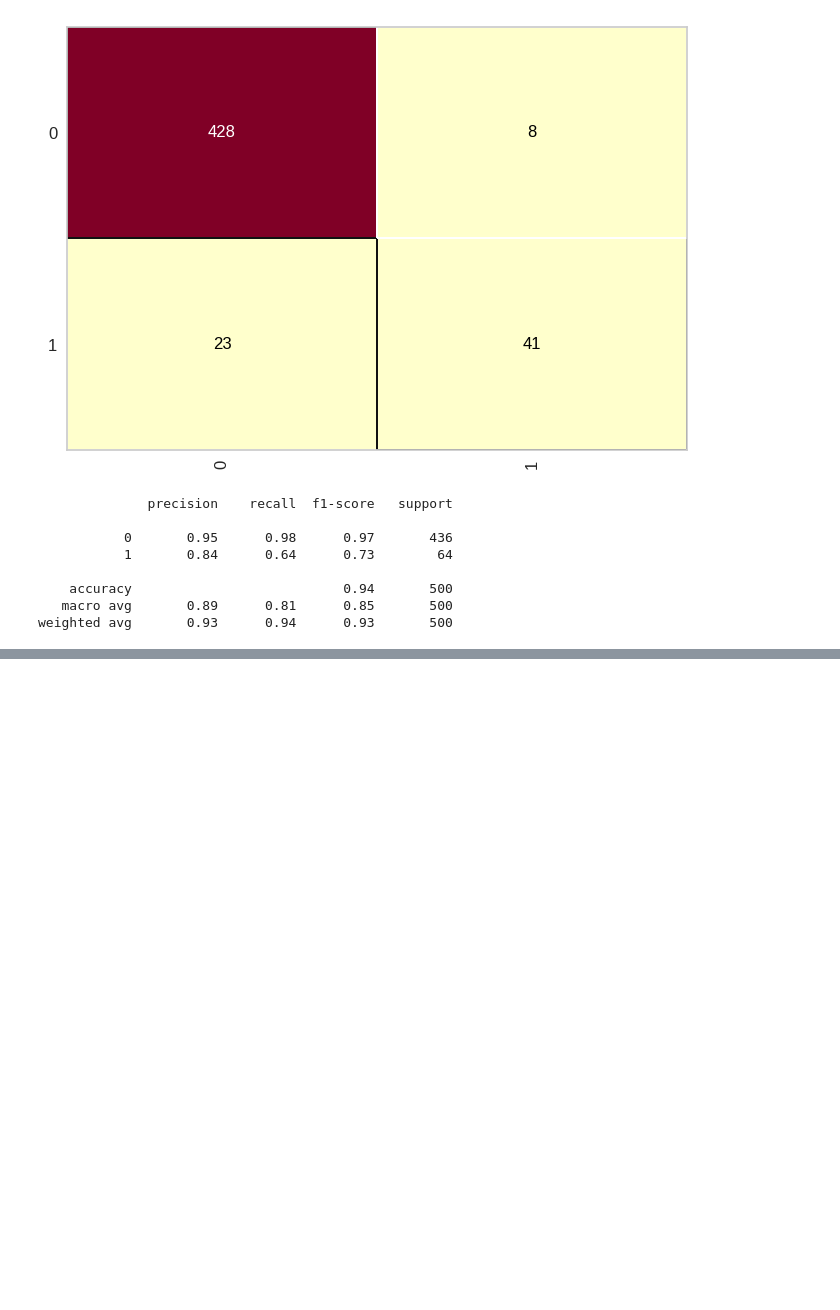
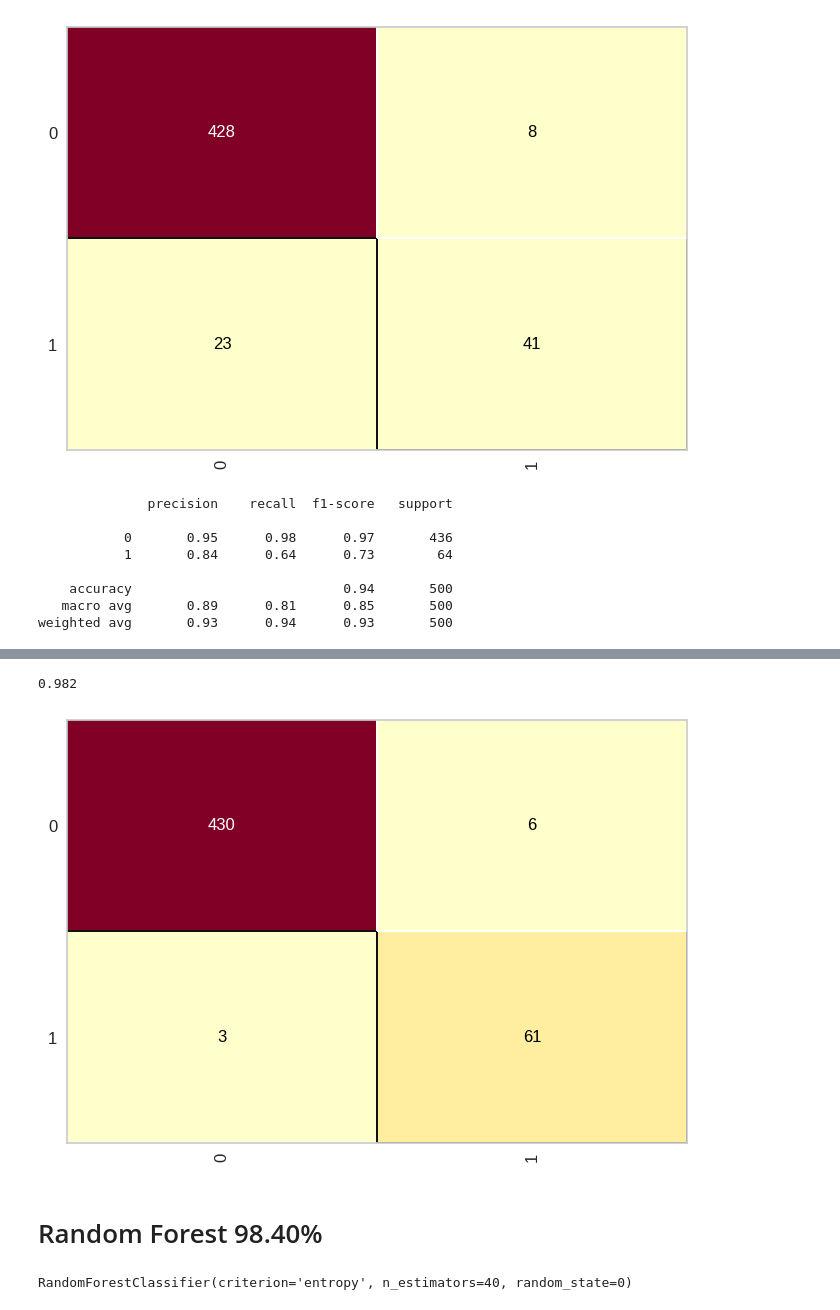
Before and after one commit to Henrique0078/Base_credit_python, a Jupyter notebook: Base_credito.ipynb, the cells around one changed output, grey strips where cells are left out. Drawn from its saved outputs; the diff is of its cells as text; code cells hidden in the pictures; blank space fills up the shorter version.

```diff
--- a/Base_credito.ipynb
+++ b/Base_credito.ipynb
@@ -581,0 +736,9 @@ weighted avg       0.93      0.94      0.93       500
+# %%
+confusao = ConfusionMatrix(arvore_credito)
+confusao.fit(x_credito_treinamento, y_credito_treinamento)
+confusao.score(x_credito_teste, y_credito_teste)
+# %% [output]
+0.982
+[figure, added]
+# %% [markdown]
+# Random Forest 98.40%
@@ -581,0 +753,4 @@ weighted avg       0.93      0.94      0.93       500
+# %%
+random_forest_credito.fit(x_credito_treinamento, y_credito_treinamento)
+# %% [output]
+RandomForestClassifier(criterion='entropy', n_estimators=40, random_state=0)
```
Also changed, not shown: parts of 84 cells of this notebook.
